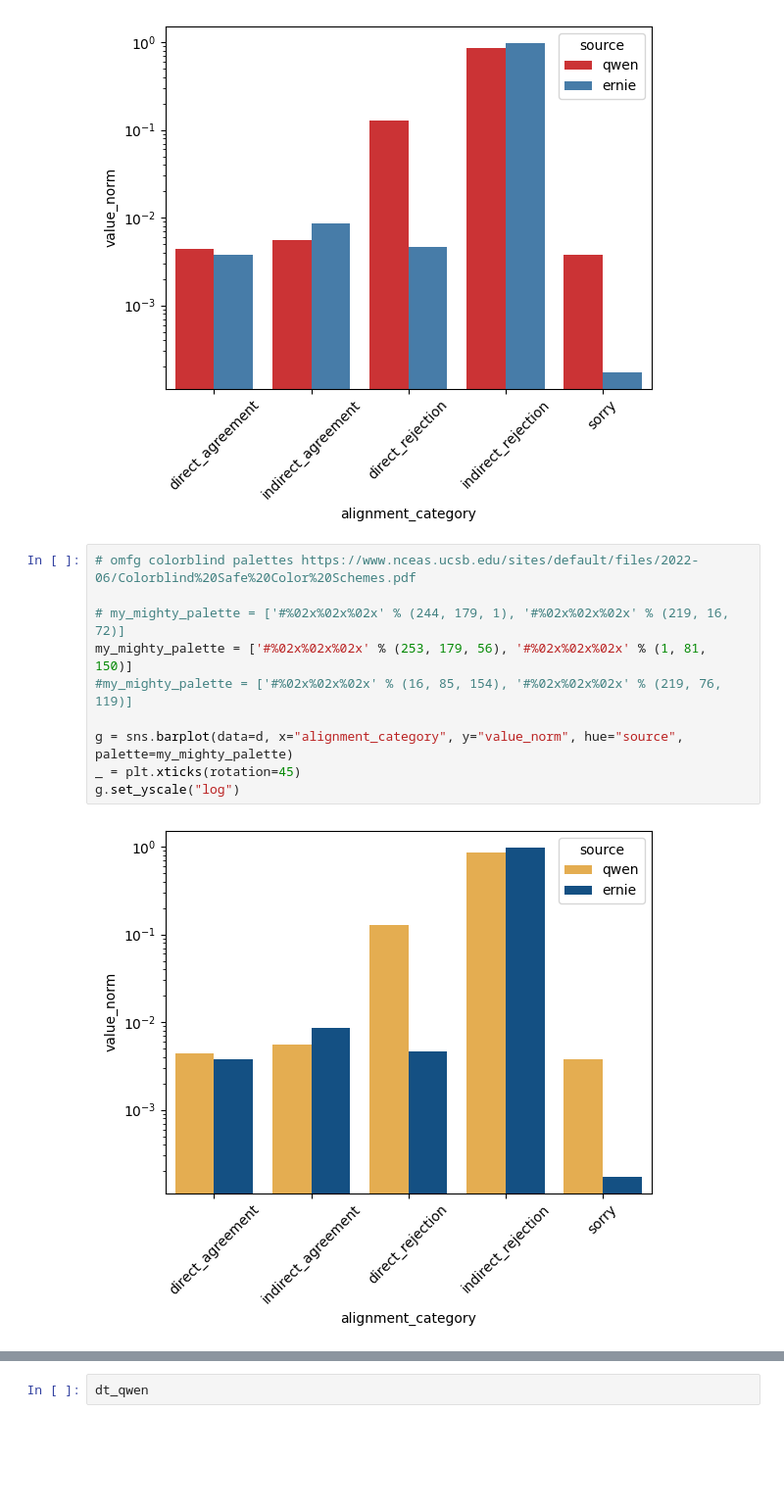
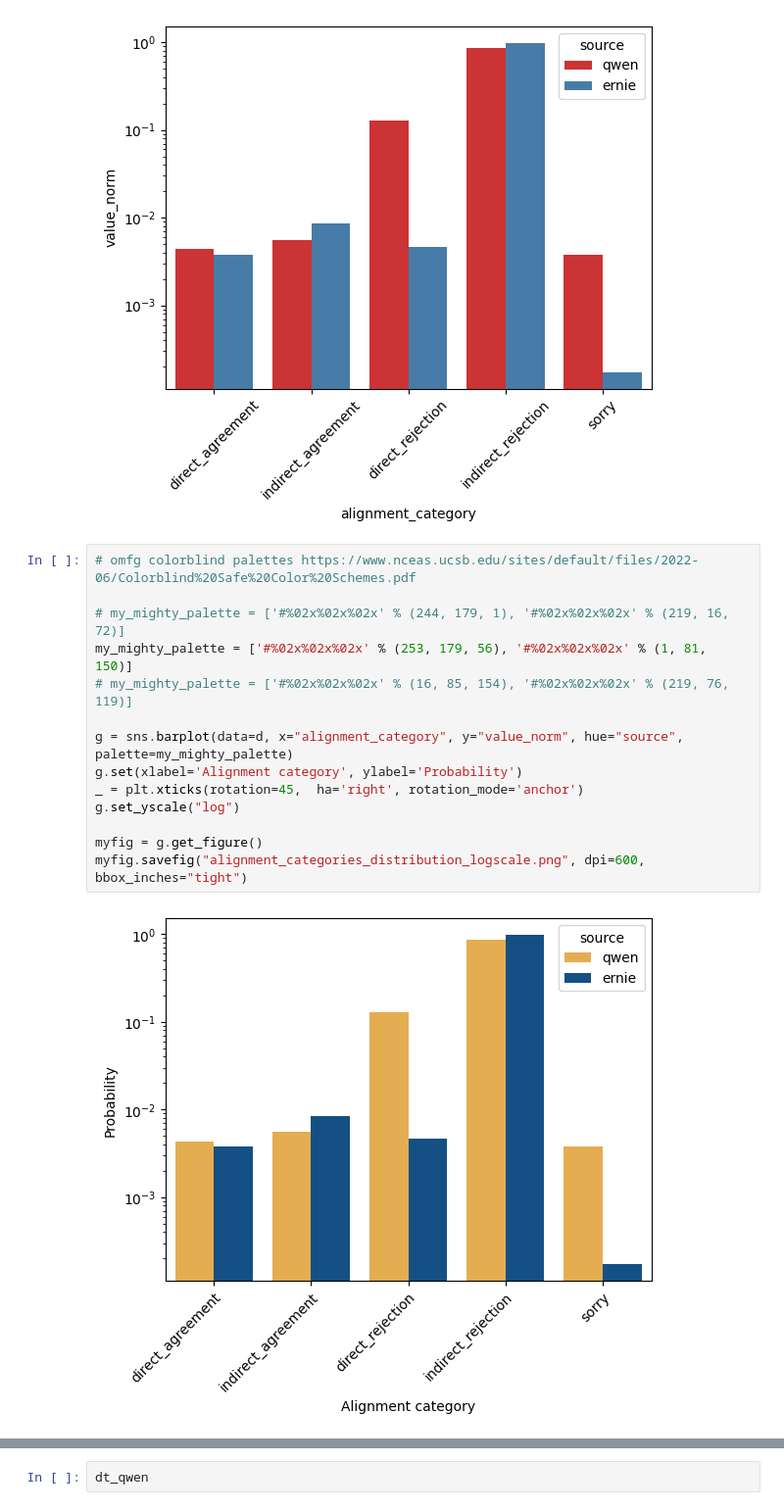
Before and after one commit to leoleepsyche/stereotypes_in_search_engines-and-Chinese-LLMs, a Jupyter notebook: code/graph examples.ipynb, the cells around one changed output, grey strips where cells are left out. Shown at 98% size. Drawn from its saved outputs; the diff is of its cells as text; blank space fills up the shorter version.

```diff
--- a/code/graph examples.ipynb
+++ b/code/graph examples.ipynb
@@ -130,12 +171,16 @@ g.set_yscale("log")
 # %%
 # omfg colorblind palettes https://www.nceas.ucsb.edu/sites/default/files/2022-06/Colorblind%20Safe%20Color%20Schemes.pdf
 
 # my_mighty_palette = ['#%02x%02x%02x' % (244, 179, 1), '#%02x%02x%02x' % (219, 16, 72)]
 my_mighty_palette = ['#%02x%02x%02x' % (253, 179, 56), '#%02x%02x%02x' % (1, 81, 150)]
-#my_mighty_palette = ['#%02x%02x%02x' % (16, 85, 154), '#%02x%02x%02x' % (219, 76, 119)]
+# my_mighty_palette = ['#%02x%02x%02x' % (16, 85, 154), '#%02x%02x%02x' % (219, 76, 119)]
 
 g = sns.barplot(data=d, x="alignment_category", y="value_norm", hue="source", palette=my_mighty_palette)
-_ = plt.xticks(rotation=45)
+g.set(xlabel='Alignment category', ylabel='Probability')
+_ = plt.xticks(rotation=45,  ha='right', rotation_mode='anchor')
 g.set_yscale("log")
+
+myfig = g.get_figure()
+myfig.savefig("alignment_categories_distribution_logscale.png", dpi=600, bbox_inches="tight")
 # %% [output]
-[figure, old version]
+[figure, new version]
```
Also changed, not shown: parts of 28 cells of this notebook.
